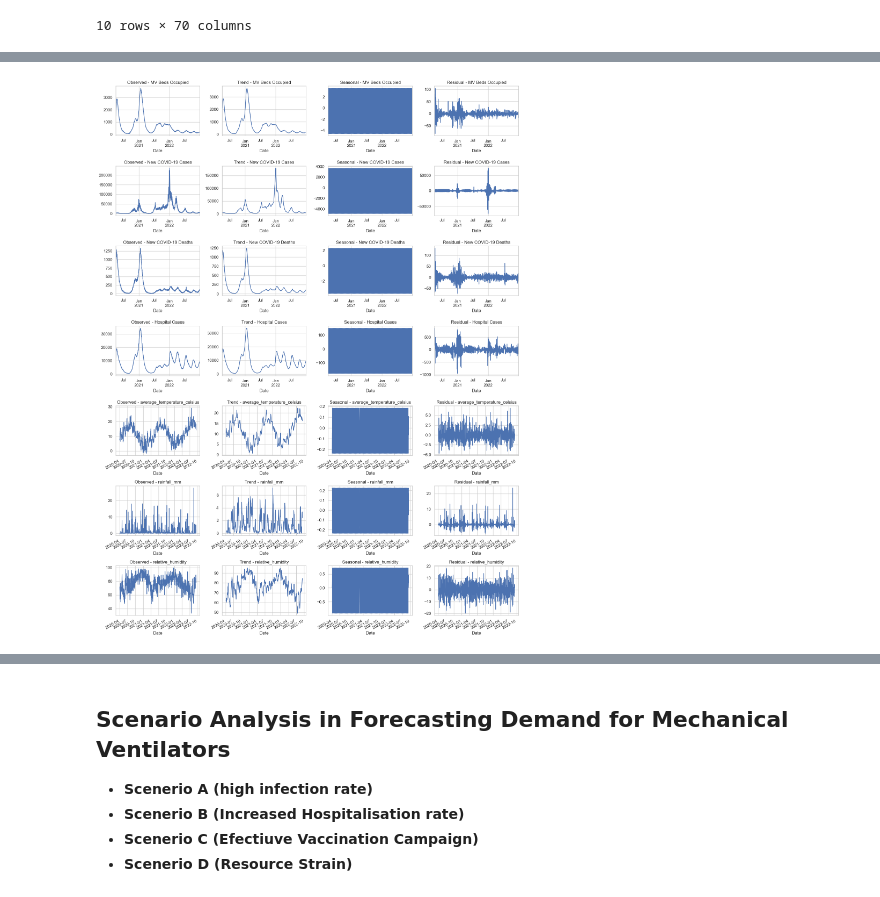
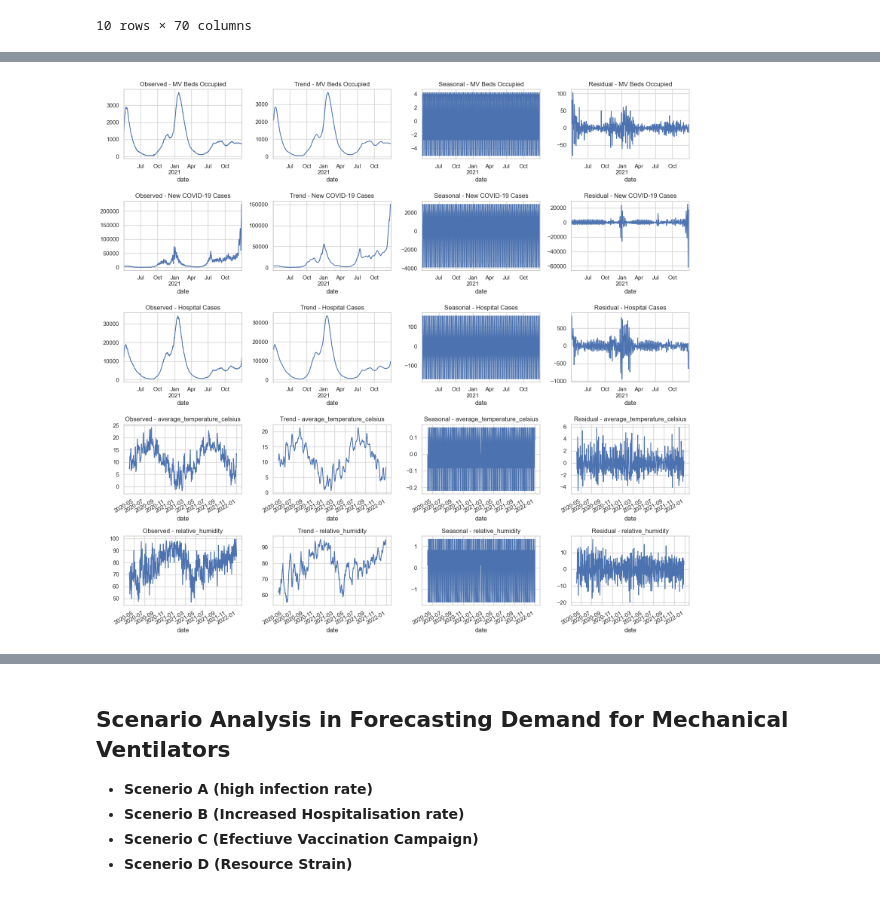
Before and after one commit to michaelajao/Multivate-forecasting, a Jupyter notebook: script/Data_preprocess.ipynb, the cells around one changed output, grey strips where cells are left out. Drawn from its saved outputs; the diff is of its cells as text; code cells hidden in the pictures.

```diff
--- a/script/Data_preprocess.ipynb
+++ b/script/Data_preprocess.ipynb
@@ -474,6 +551,9 @@ X_train
 # %%
 import pandas as pd
-data = pd.read_csv("https://storage.googleapis.com/covid19-open-data/v3/location/GB_ENG.csv")
+
+data = pd.read_csv(
+    "https://storage.googleapis.com/covid19-open-data/v3/location/GB_ENG.csv"
+)
 
 data.head(10)
 # %% [output]
@@ -635,18 +734,23 @@ correlation_matrix = enriched_data.corr()
 
 # Visualizing Correlation Matrix using a heatmap
 plt.figure(figsize=(12, 8))
-sns.heatmap(correlation_matrix, annot=True, cmap='coolwarm')
-plt.title('Correlation Matrix of Variables')
+sns.heatmap(correlation_matrix, annot=True, cmap="coolwarm")
+plt.title("Correlation Matrix of Variables")
 plt.show()
 
 # Pairwise Relationships
 # Selecting key variables for pairwise relationship analysis
-pairwise_columns = ['MV Beds Occupied', 'New COVID-19 Cases', 'New COVID-19 Deaths',
-                    'Hospital Cases', 'stringency_index', 'average_temperature_celsius',
-                    'rainfall_mm', 'relative_humidity']
+pairwise_columns = [
+    "MV Beds Occupied",
+    "New COVID-19 Cases",
+    "Hospital Cases",
+    "stringency_index",
+    "average_temperature_celsius",
+    "relative_humidity",
+]
 
 # Plotting pairwise relationships
 sns.pairplot(enriched_data[pairwise_columns])
-plt.suptitle('Pairwise Relationships between Key Variables', y=1.02)
+plt.suptitle("Pairwise Relationships between Key Variables", y=1.02)
 plt.show()
 # %% [output]
@@ -655,29 +759,31 @@ plt.show()
 # %%
 # Decomposing time series for each key variable
 # Assuming a weekly seasonality (7 days) for initial analysis
 decomposition_results = {}
 
 for column in pairwise_columns:
     # Check if the column is a time series data (exclude stringency_index and vaccination_policy)
-    if column not in ['stringency_index', 'vaccination_policy']:
-        ts_data_column = enriched_data[['Date', column]].set_index('Date')
+    if column not in ["stringency_index", "vaccination_policy"]:
+        ts_data_column = enriched_data[["date", column]].set_index("date")
         ts_data_column.dropna(inplace=True)  # Removing NaN values for decomposition
-        decomposition = seasonal_decompose(ts_data_column, model='additive', period=7)
+        decomposition = seasonal_decompose(ts_data_column, model="additive", period=7)
         decomposition_results[column] = decomposition
 
 # Plotting the decomposed components for each variable
-fig, axes = plt.subplots(len(decomposition_results), 4, figsize=(16, 3 * len(decomposition_results)))
+fig, axes = plt.subplots(
+    len(decomposition_results), 4, figsize=(16, 3 * len(decomposition_results))
+)
 
 for i, (column, decomposition) in enumerate(decomposition_results.items()):
-    decomposition.observed.plot(ax=axes[i, 0], title=f'Observed - {column}')
-    decomposition.trend.plot(ax=axes[i, 1], title=f'Trend - {column}')
-    decomposition.seasonal.plot(ax=axes[i, 2], title=f'Seasonal - {column}')
-    decomposition.resid.plot(ax=axes[i, 3], title=f'Residual - {column}')
+    decomposition.observed.plot(ax=axes[i, 0], title=f"Observed - {column}")
+    decomposition.trend.plot(ax=axes[i, 1], title=f"Trend - {column}")
+    decomposition.seasonal.plot(ax=axes[i, 2], title=f"Seasonal - {column}")
+    decomposition.resid.plot(ax=axes[i, 3], title=f"Residual - {column}")
 
 plt.tight_layout()
 plt.show()
 # %% [output]
-[figure, old version]
+[figure, new version]
 # %%
 # Feature Engineering: Creating lagged variables, rolling averages, and other features
 
```
Also changed, not shown: parts of 35 cells of this notebook, 3 other files.
